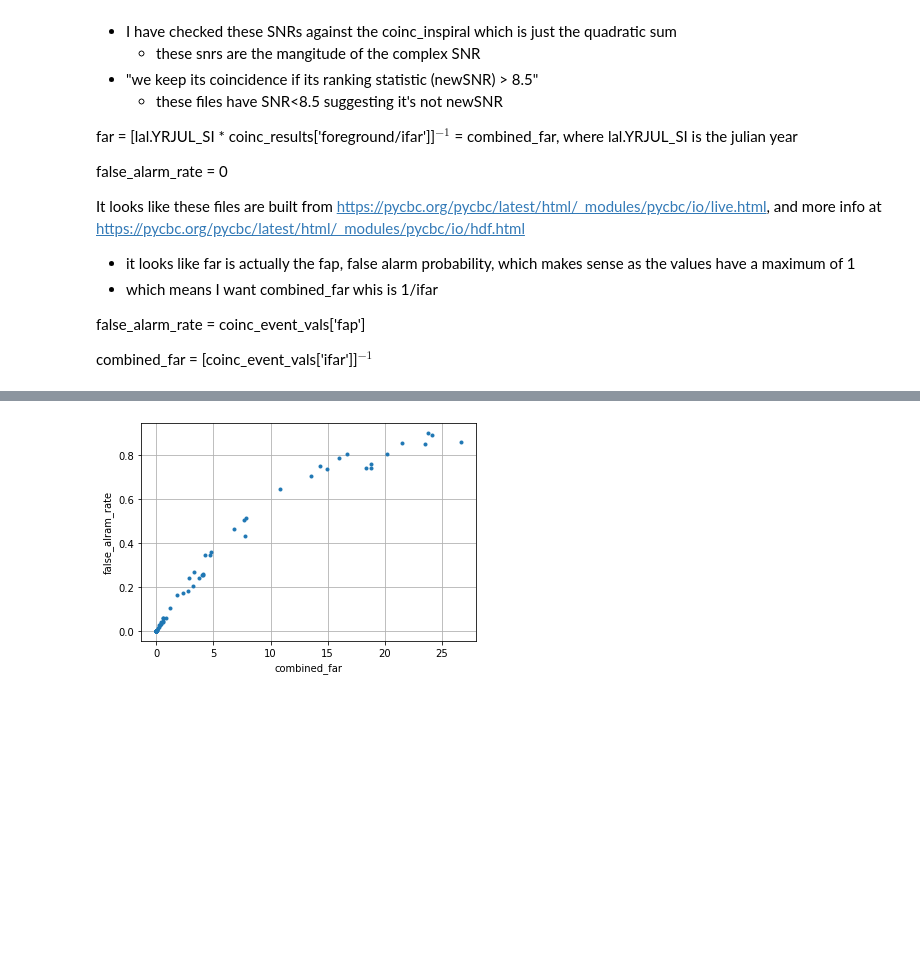
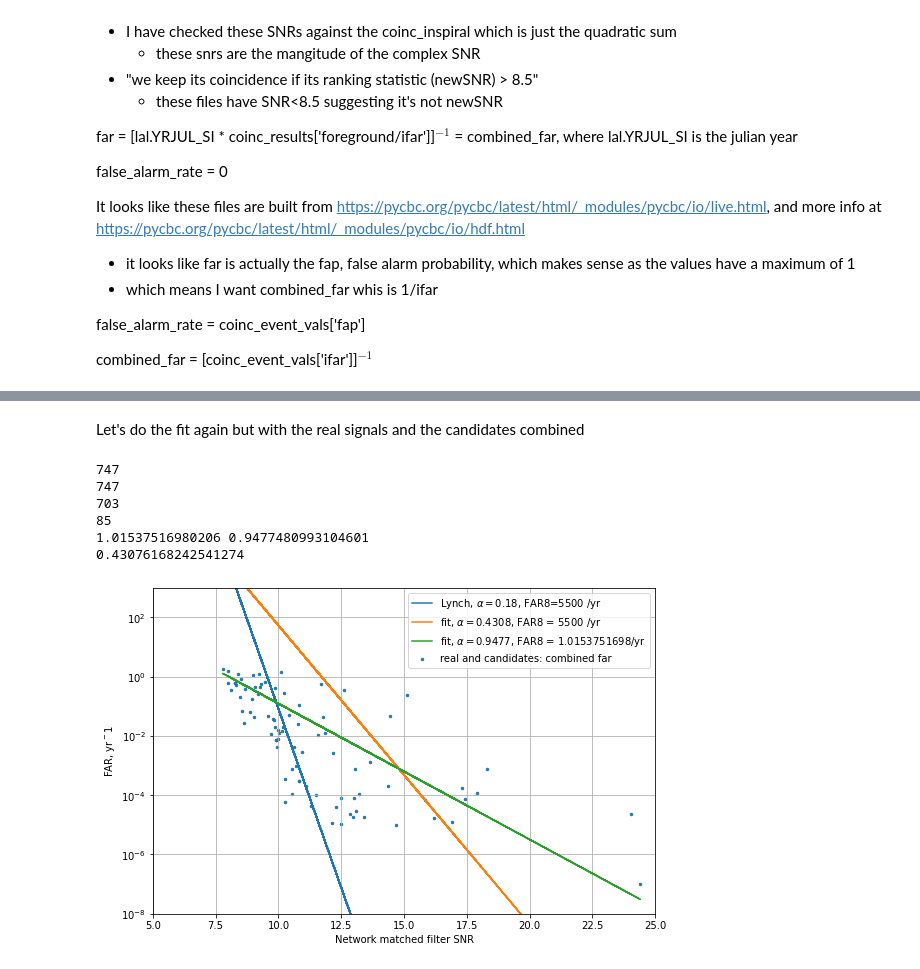
Before and after one commit to jhyland01/p_astro_project, a Jupyter notebook: FAR.ipynb, the cells around one changed output, grey strips where cells are left out. Drawn from its saved outputs; the diff is of its cells as text; code cells hidden in the pictures; blank space fills up the shorter version.

Commit message:
far calculation complete, introducing event rates

```diff
--- a/FAR.ipynb
+++ b/FAR.ipynb
@@ -424,8 +405,67 @@ plt.savefig('log_comb_far_vs_vs.png')
-# %%
-plt.plot(31557600*data_release_snr_far_round_drop_sat['combined_far'],data_release_snr_far_round_drop_sat['far'], '.')
-plt.xlabel('combined_far')
-plt.ylabel('false_alram_rate')
-plt.grid()
-plt.savefig('comb_far_vs_vs.png')
-# %% [output]
-[figure, removed]
+# %% [markdown]
+Let's do the fit again but with the real signals and the candidates combined
+# %%
+# trimming
+# get the real signals as a list
+real_snr = data_release['network_matched_filter_snr'].tolist()
+real_far = data_release['far'].tolist()
+# combine the lists into a dataframe
+snr_all_real = snr + snr_21 + real_snr
+combined_far_all_real = combined_far + combined_far_21 + real_far
+data_release_snr_far_real = pd.DataFrame(list(zip(snr_all_real, combined_far_all_real)), columns=['snr', 'combined_far'])
+print(len(data_release_snr_far_real))
+
+# drop duplicates from this dataframe
+real_data_release_snr_far_drop = data_release_snr_far_real.drop_duplicates()
+print(len(real_data_release_snr_far_drop))
+# drop saturated far values from this dataframe
+real_data_release_snr_far_drop_sat = real_data_release_snr_far_drop.drop_duplicates(subset=['combined_far'], keep='first')
+print(len(real_data_release_snr_far_drop_sat))
+# drop rows close to far = 1
+real_data_release_snr_far_drop_sat = real_data_release_snr_far_drop_sat[real_data_release_snr_far_drop_sat.combined_far < 2]
+print(len(real_data_release_snr_far_drop_sat))
+
+
+# fitting
+# fitting the function with both free parameters
+parameters, covariance = curve_fit(far_fn_both, real_data_release_snr_far_drop_sat['snr'], real_data_release_snr_far_drop_sat['combined_far'])
+
+fit_FAR8_both = parameters[0]
+fit_alpha_both = parameters[1]
+print(fit_FAR8_both, fit_alpha_both)
+# feed the function the snr's and the fitted parameters
+fitted_FAR_alpha_FAR8 = far_fn_both(real_data_release_snr_far_drop_sat['snr'], fit_FAR8_both, fit_alpha_both)
+
+# the function with just one free parameter
+parameters1, covariance1 = curve_fit(far_fn, real_data_release_snr_far_drop_sat['snr'], real_data_release_snr_far_drop_sat['combined_far'])
+
+fit_alpha = parameters1[0]
+print(fit_alpha)
+
+fitted_FAR_alpha = far_fn(real_data_release_snr_far_drop_sat['snr'], fit_alpha)
+
+
+# plotting
+fig, ax = plt.subplots(figsize = (9, 6))
+sc = ax.scatter(x=real_data_release_snr_far_drop_sat['snr'], y=real_data_release_snr_far_drop_sat['combined_far'], label='real and candidates: combined far', s=6)
+ax.set_yscale("log")
+plt.ylabel('FAR, yr$^-1$')
+plt.xlabel('Network matched filter SNR')
+plt.semilogy(samples['net_snr'], samples['FAR'], '-', markersize=3, label=r'Lynch, $\alpha = 0.18$, FAR8=5500 /yr')
+plt.semilogy(real_data_release_snr_far_drop_sat['snr'], fitted_FAR_alpha, '-', markersize=3, label=r'fit, $\alpha = {}$, FAR8 = 5500 /yr'.format(np.round(fit_alpha, 4)))
+plt.semilogy(real_data_release_snr_far_drop_sat['snr'], fitted_FAR_alpha_FAR8, '-', markersize=3, label=r'fit, $\alpha = {}$, FAR8 = {}/yr'.format(np.round(fit_alpha_both,4), np.round(fit_FAR8_both, 10)))
+
+plt.xlim((5,25))
+plt.ylim((1e-8,1e3))
+# fig.colorbar(sc, label='$p_{astro}$')
+plt.legend()
+plt.grid()
+plt.savefig('snr_far_relationship_real_and_candidates.png')
+# %% [output]
+747
+747
+703
+85
+1.01537516980206 0.9477480993104601
+0.43076168242541274
+[figure, added]
```
Also changed, not shown: parts of 19 cells of this notebook, 4 other files.
